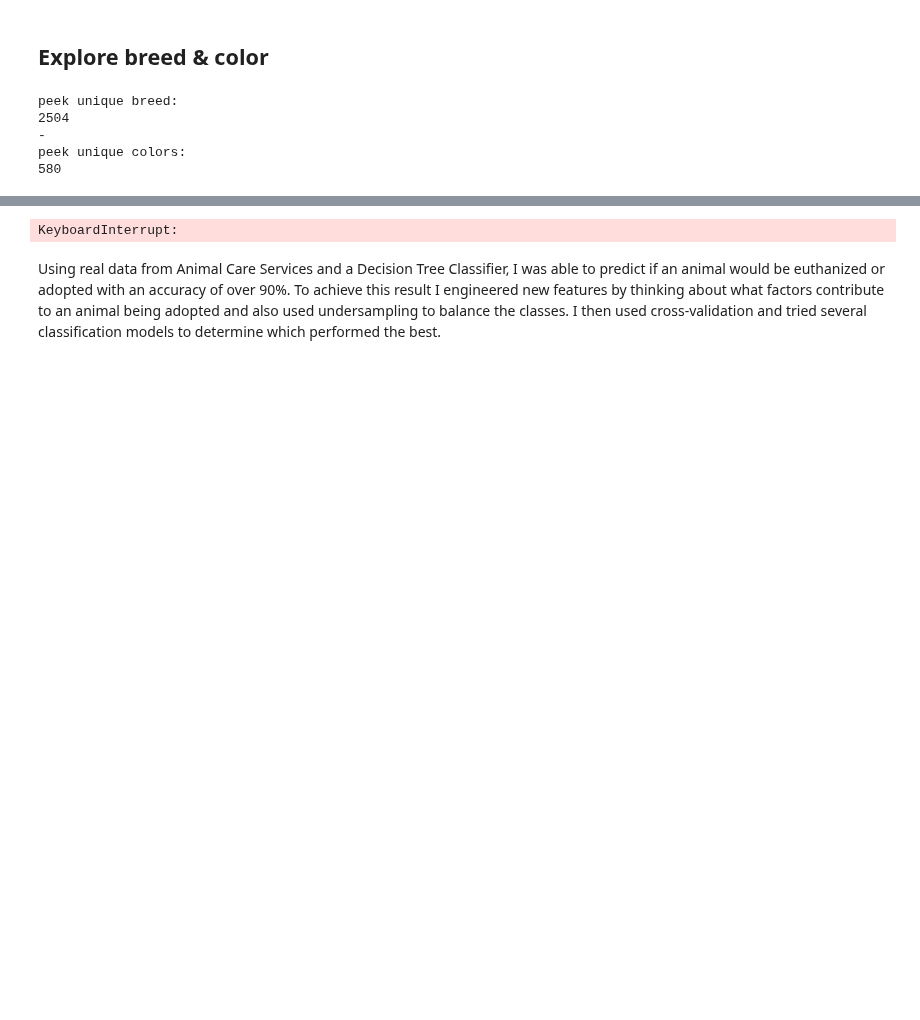
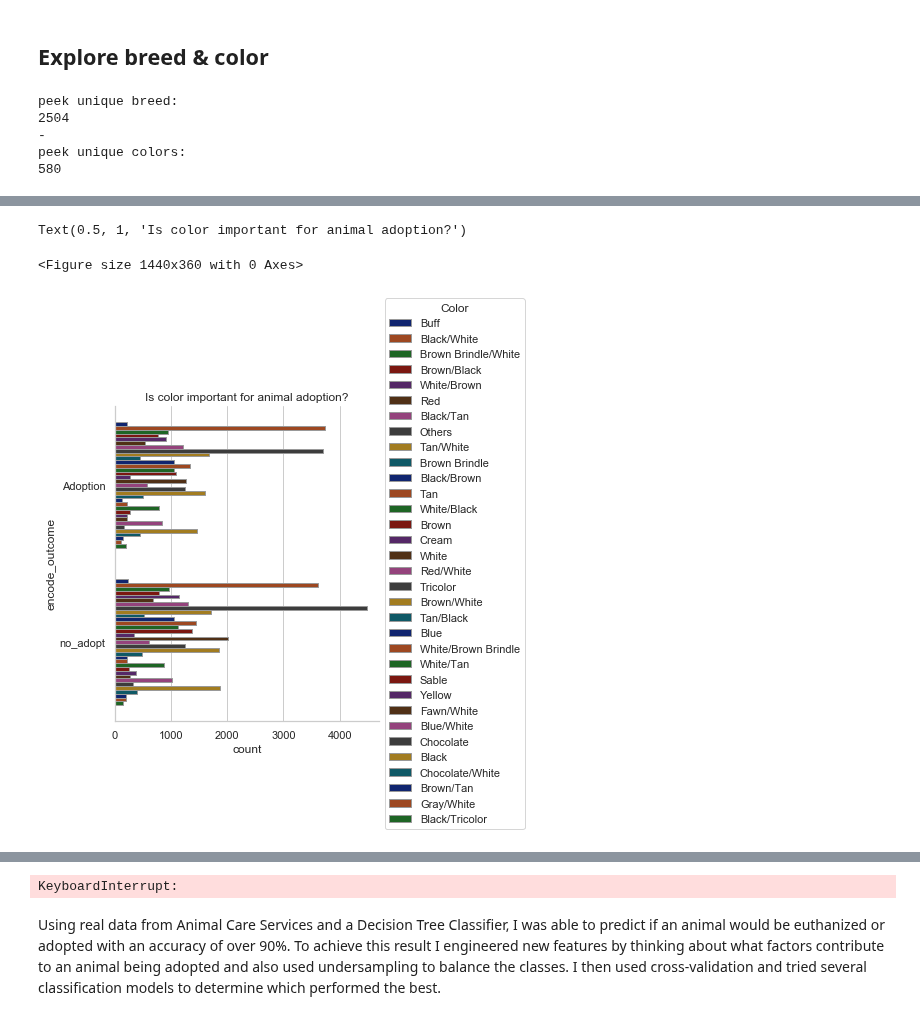
Before and after one commit to Jacqueline-A-Shay/Animal_Shelter, a Jupyter notebook: u.ipynb, the cells around one changed output, grey strips where cells are left out. Saved outputs shown, nothing was run; the diff lists cells and outputs as text; code cells hidden in the pictures; blank space fills up the shorter version.

Commit message:
exploring color

```diff
--- a/u.ipynb
+++ b/u.ipynb
@@ -746,0 +695,6 @@ array(['mix', 'mix', 'mix', ..., 'mix', 'mix', 'mix'], dtype=object)
+# %%
+# handling dog color
+dog_df_color_counts = dog_df.color.value_counts()
+dog_df_color_others = list(dog_df_color_counts[dog_df_color_counts < 300].index)
+dog_df['top_colors'] = dog_df.color.replace(dog_df_color_others, 'Others')
+print(dog_df['top_colors'].nunique())
@@ -746,0 +708,13 @@ array(['mix', 'mix', 'mix', ..., 'mix', 'mix', 'mix'], dtype=object)
+# %%
+# plot different color vs adopt/no-adopt
+plt.figure(figsize=(20,5))
+sns.catplot(y="encode_outcome", kind="count", hue = 'top_colors',
+            palette="dark", edgecolor=".6",
+            data=dog_df, legend=False,
+           order = ['Adoption', 'no_adopt'])
+plt.legend(title='Color', loc='center left', labels=list(dog_df['top_colors'].unique()), bbox_to_anchor=(1, 0.5))
+plt.title('What colors of dogs are the most adopted?')
+# %% [output]
+Text(0.5, 1, 'Is color important for animal adoption?')
+<Figure size 1440x360 with 0 Axes>
+[figure, added]
```
Also changed, not shown: parts of 18 cells of this notebook.
